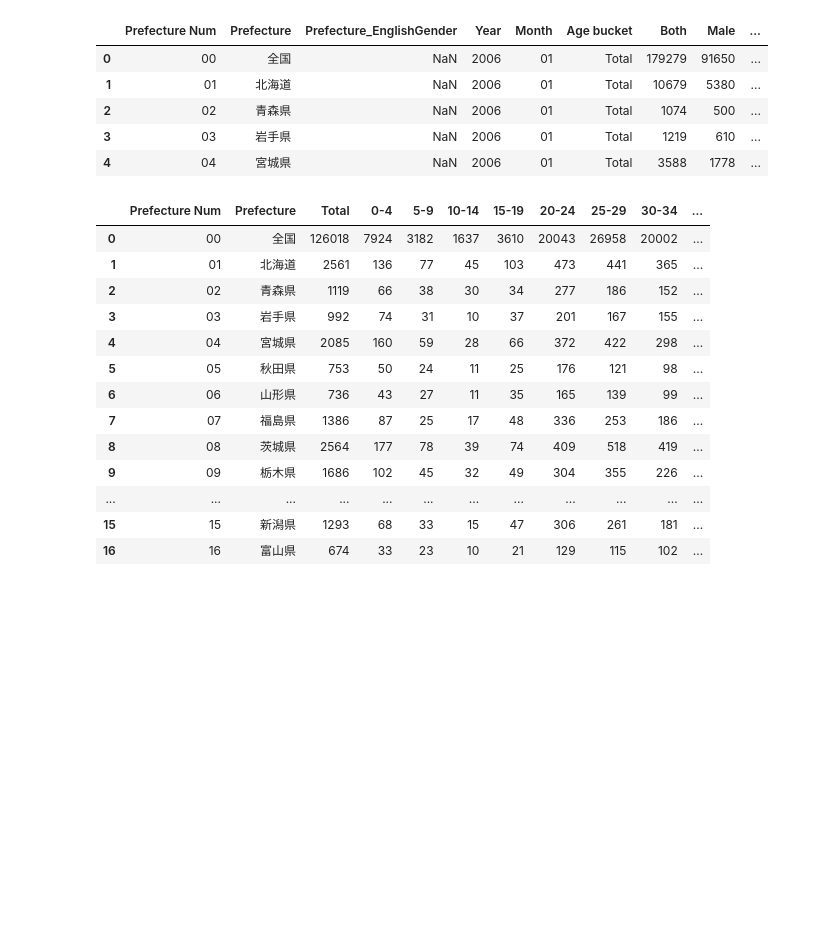
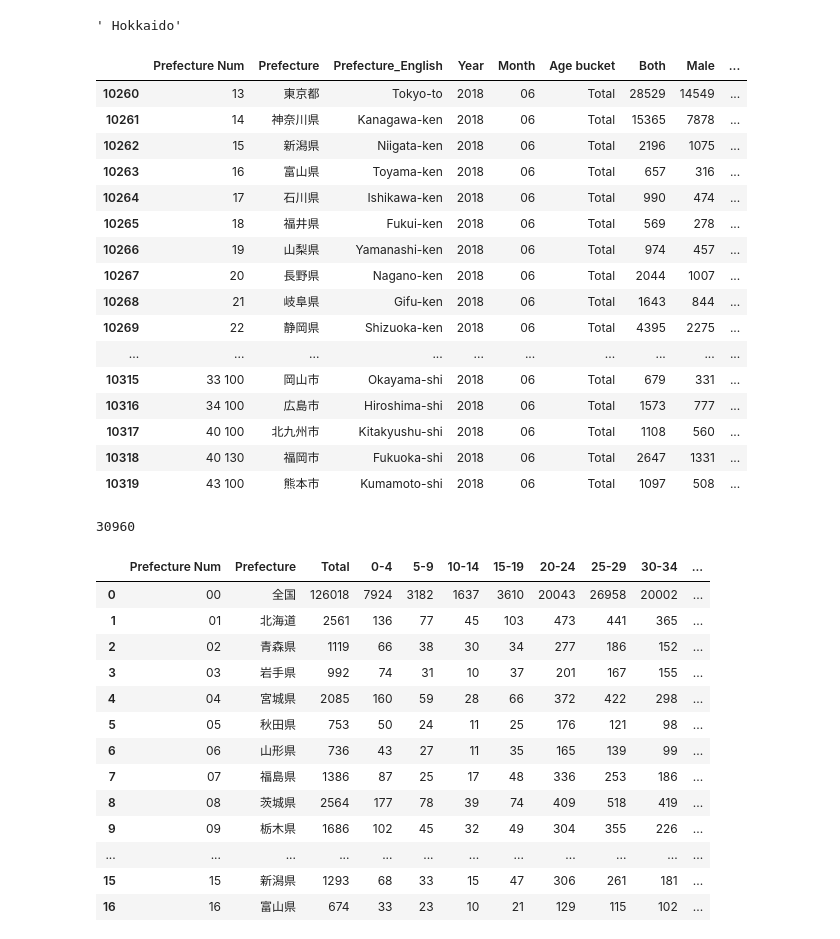
Before and after one commit to freedaemons/jpstat, a Jupyter notebook: excel-vet.ipynb, the cells around one changed output. Cells and saved outputs as stored; diff of their text form; code cells hidden in the pictures; blank space fills up the shorter version.

Commit message:
Bug fixes for 1.xls updater. in/out/intra migration table generator complete, pending generation of trajectories, then upload to database.

```diff
--- a/excel-vet.ipynb
+++ b/excel-vet.ipynb
@@ -123,15 +144,25 @@ def combine_clean_1xls_tables(table_excel_list):
 
         messy_df.columns = ['Prefecture Num', 'Prefecture', 'Prefecture_English', 'Both', 'Male', 'Female']
         messy_df.dropna(axis=0, subset=['Prefecture Num', 'Both', 'Male', 'Female'], how='any', inplace=True)
+
         #using the fact that np.nan != np.nan
         messy_df['Prefecture'] = messy_df.apply(lambda x: x['Prefecture Num'] if x['Prefecture']!=x['Prefecture'] else x['Prefecture'], axis=1)
         messy_df['Prefecture Num'] = messy_df.apply(lambda x: '00' if x['Prefecture Num']=='全国' else x['Prefecture Num'], axis=1)
         messy_df['Prefecture Num'] = messy_df.apply(lambda x: '00 000' if '計' in x['Prefecture Num'] else x['Prefecture Num'], axis=1)
+        ku_codes = {
+            '東京圏': '100',
+            '名古屋圏': '101',
+            '大阪圏': '102'
+        }
+        messy_df['Prefecture Num'] = messy_df.apply(lambda x: ku_codes.get(x['Prefecture Num']) if x['Prefecture Num'] in ku_codes else x['Prefecture Num'], axis=1)
+        messy_df['Prefecture_English'] = messy_df.apply(lambda x: x['Prefecture_English'].rstrip(' 3)'), axis=1)
+        messy_df['Prefecture_English'] = messy_df.apply(lambda x: x['Prefecture_English'] + ' cities' if 'major' in x['Prefecture_English'] else x['Prefecture_English'], axis=1)
+
         messy_df['Year'] = str(year)
         messy_df['Month'] = str(month)
         messy_df['Age bucket'] = 'Total'
 
-        messy_df = messy_df.reindex(columns=['Prefecture Num', 'Prefecture', 'Prefecture_English' 'Gender', 'Year', 'Month', 'Age bucket', 'Both', 'Male', 'Female'])
+        messy_df = messy_df.reindex(columns=['Prefecture Num', 'Prefecture', 'Prefecture_English', 'Year', 'Month', 'Age bucket', 'Both', 'Male', 'Female'])
 
         if False not in messy_df.iloc[:,7:10].applymap(np.isreal).values.flatten():
             table_df_list.append(messy_df)
@@ -140,6 +171,7 @@ def combine_clean_1xls_tables(table_excel_list):
             print(messy_df.iloc[:,7:10].head(5))
 
     combined_df = pd.concat(table_df_list).reset_index(drop=True)
+    if '大阪圏' in combined_df['Prefecture Num']: print('matched multiple kanji string!')
     return combined_df
 # %%
 def combine_clean_3xls_tables(table_excel_list):
@@ -210,9 +240,0 @@ internal_migrants_df = combine_clean_1xls_tables(table_1_list)
-# %%
-internal_migrants_df.head()
-# %% [output]
-|  | Prefecture Num | Prefecture | Prefecture_EnglishGender | Year | Month | Age bucket | Both | Male | ... |
-| 0 | 00 | 全国 | NaN | 2006 | 01 | Total | 179279 | 91650 | ... |
-| 1 | 01 | 北海道 | NaN | 2006 | 01 | Total | 10679 | 5380 | ... |
-| 2 | 02 | 青森県 | NaN | 2006 | 01 | Total | 1074 | 500 | ... |
-| 3 | 03 | 岩手県 | NaN | 2006 | 01 | Total | 1219 | 610 | ... |
-| 4 | 04 | 宮城県 | NaN | 2006 | 01 | Total | 3588 | 1778 | ... |
@@ -218,0 +245,24 @@ internal_migrants_df.head()
+# %%
+jp2en_dict.get('北海道')
+# %% [output]
+' Hokkaido'
+# %%
+internal_migrants_df.tail(60)
+# %% [output]
+|  | Prefecture Num | Prefecture | Prefecture_English | Year | Month | Age bucket | Both | Male | ... |
+| 10260 | 13 | 東京都 | Tokyo-to | 2018 | 06 | Total | 28529 | 14549 | ... |
+| 10261 | 14 | 神奈川県 | Kanagawa-ken | 2018 | 06 | Total | 15365 | 7878 | ... |
+| 10262 | 15 | 新潟県 | Niigata-ken | 2018 | 06 | Total | 2196 | 1075 | ... |
+| 10263 | 16 | 富山県 | Toyama-ken | 2018 | 06 | Total | 657 | 316 | ... |
+| 10264 | 17 | 石川県 | Ishikawa-ken | 2018 | 06 | Total | 990 | 474 | ... |
+| 10265 | 18 | 福井県 | Fukui-ken | 2018 | 06 | Total | 569 | 278 | ... |
+| 10266 | 19 | 山梨県 | Yamanashi-ken | 2018 | 06 | Total | 974 | 457 | ... |
+| 10267 | 20 | 長野県 | Nagano-ken | 2018 | 06 | Total | 2044 | 1007 | ... |
+| 10268 | 21 | 岐阜県 | Gifu-ken | 2018 | 06 | Total | 1643 | 844 | ... |
+| 10269 | 22 | 静岡県 | Shizuoka-ken | 2018 | 06 | Total | 4395 | 2275 | ... |
+| ... | ... | ... | ... | ... | ... | ... | ... | ... | ... |
+| 10315 | 33 100 | 岡山市 | Okayama-shi | 2018 | 06 | Total | 679 | 331 | ... |
+| 10316 | 34 100 | 広島市 | Hiroshima-shi | 2018 | 06 | Total | 1573 | 777 | ... |
+| 10317 | 40 100 | 北九州市 | Kitakyushu-shi | 2018 | 06 | Total | 1108 | 560 | ... |
+| 10318 | 40 130 | 福岡市 | Fukuoka-shi | 2018 | 06 | Total | 2647 | 1331 | ... |
+| 10319 | 43 100 | 熊本市 | Kumamoto-shi | 2018 | 06 | Total | 1097 | 508 | ... |
@@ -219,3 +276,7 @@ internal_migrants_df.head()
+# %%
+len(internal_melted_df)
+# %% [output]
+30960
 # %%
 out_migrants_age_df.head(20)
 # %% [output]
```
Also changed, not shown: parts of 23 cells of this notebook, 1 other file.
